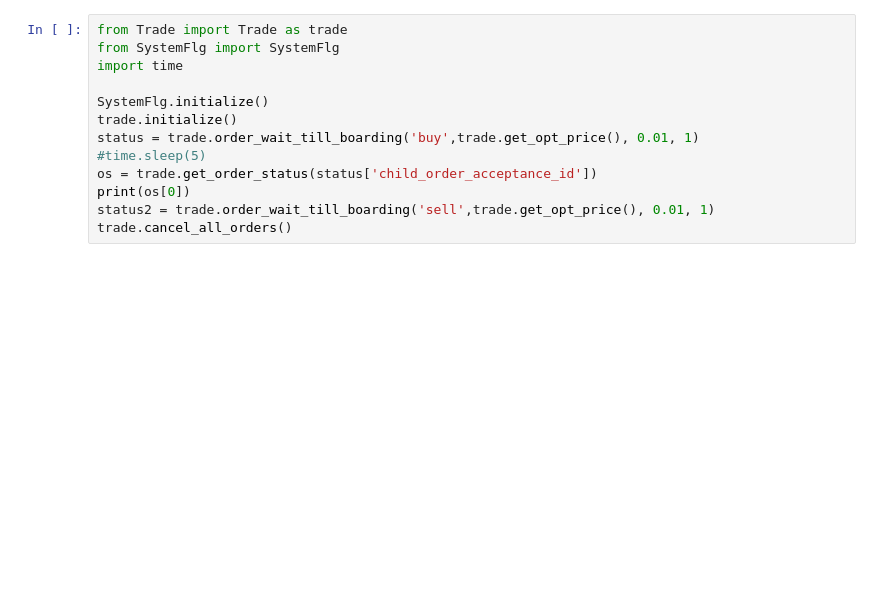
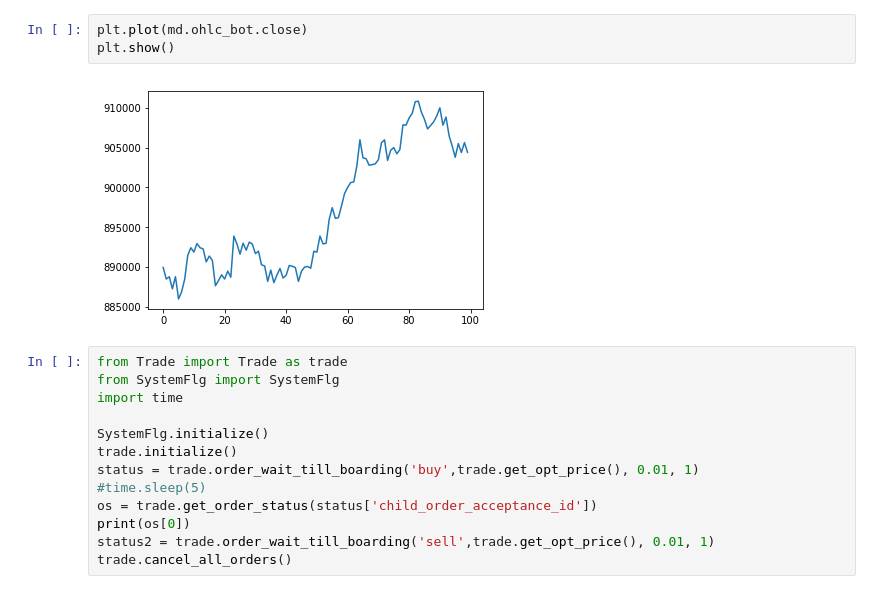
Before and after one commit to alunfes/btc-bot2, a Jupyter notebook: Untitled.ipynb, the cells around one changed output. Drawn from its saved outputs; the diff is of its cells as text; blank space fills up the shorter version.

```diff
--- a/Untitled.ipynb
+++ b/Untitled.ipynb
@@ -19,3 +64,8 @@ elapsed_time:0.9986701011657715[sec]
+# %%
+plt.plot(md.ohlc_bot.close)
+plt.show()
+# %% [output]
+[figure, added]
 # %%
 from Trade import Trade as trade
 from SystemFlg import SystemFlg
```
Also changed, not shown: parts of 8 cells of this notebook, 14 other files.
